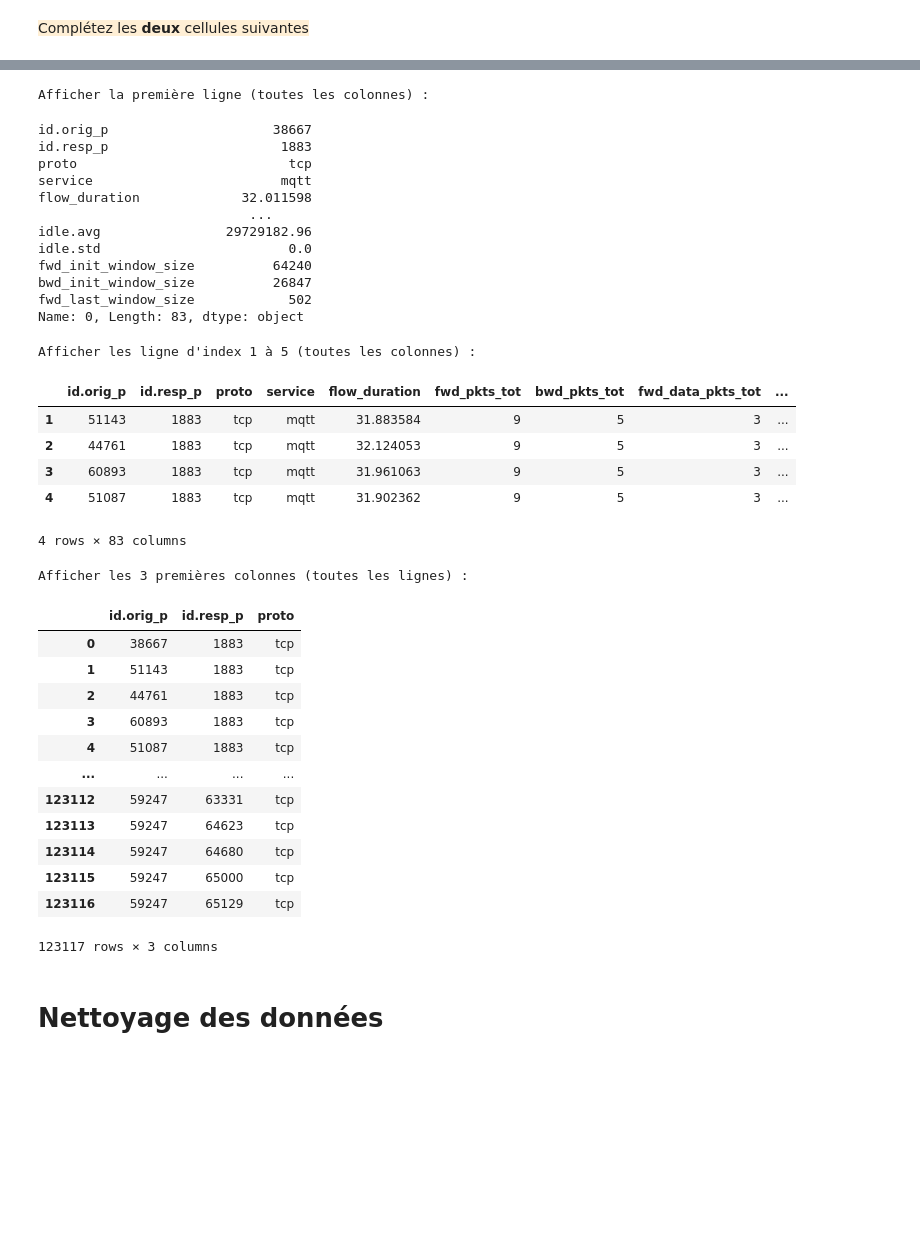
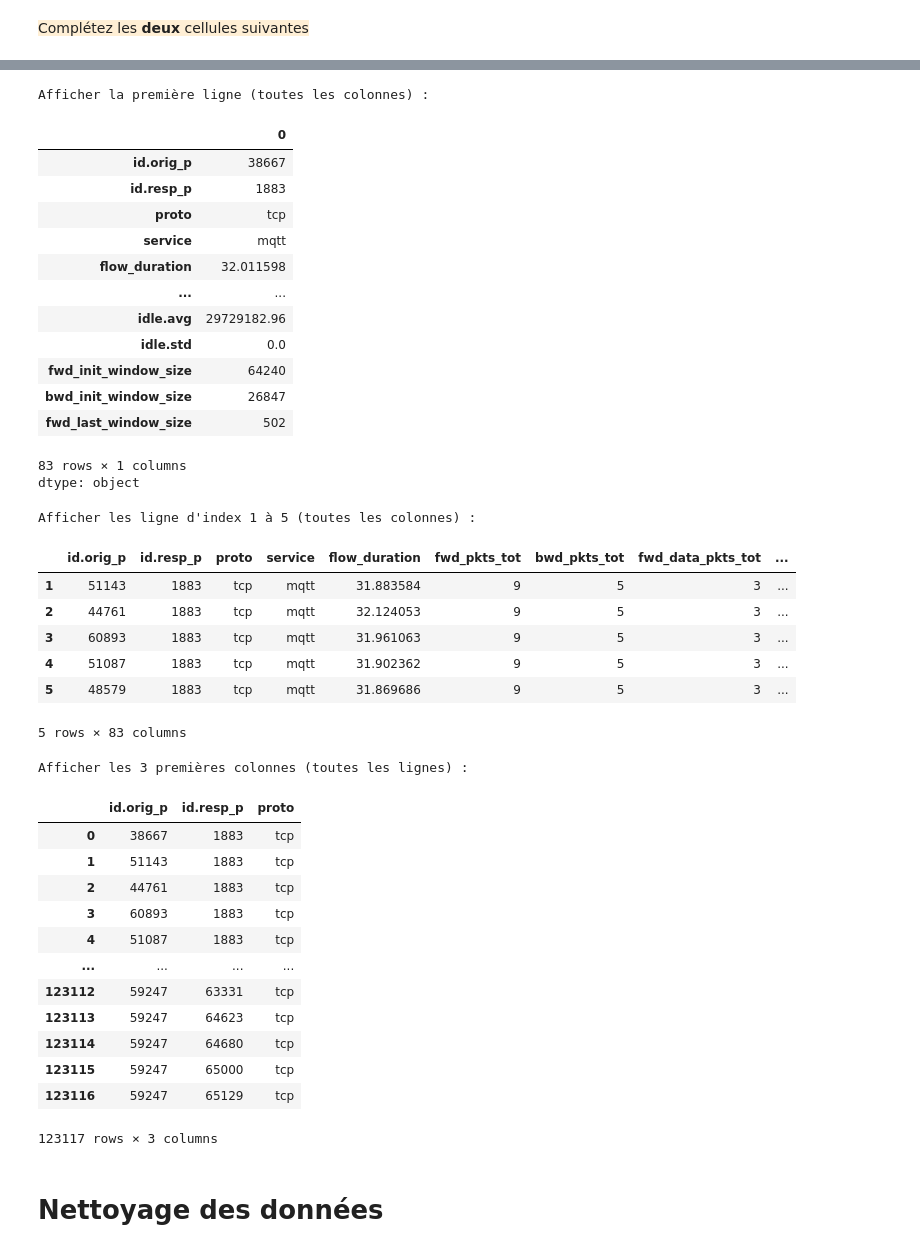
Before and after one commit to augustinprotin/TD-Introduction-l-ia, a Jupyter notebook: TD1_introduction.ipynb, the cells around one changed output, grey strips where cells are left out. Cells and saved outputs as stored; diff of their text form; code cells hidden in the pictures; blank space fills up the shorter version.

```diff
--- a/TD1_introduction.ipynb
+++ b/TD1_introduction.ipynb
@@ -262,48 +299,51 @@ Afficher toutes les lignes et les colonnes 'src_bytes' et 'result' :
 # %%
 # Il est aussi possible d'accéder aux lignes et colonnes à partir de leur numéro (attention, ça commence à 0)
 
 print("Afficher la première ligne (toutes les colonnes) :")
-display(X.iloc[..., ...]) # Il n'y a qu'une ligne, donc une seule dimension. C'est une Serie et non plus un DataFrame
+display(X.iloc[0, 0:]) # Il n'y a qu'une ligne, donc une seule dimension. C'est une Serie et non plus un DataFrame
 
 print("Afficher les ligne d'index 1 à 5 (toutes les colonnes) :")
-...
+display(X.iloc[1:6, 0:])
 
 print("Afficher les 3 premières colonnes (toutes les lignes) :")
-...
+display(X.iloc[0:, 0:3])
 # %% [output]
 Afficher la première ligne (toutes les colonnes) :
+|  | 0 |
+| id.orig_p | 38667 |
+| id.resp_p | 1883 |
+| proto | tcp |
+| service | mqtt |
+| flow_duration | 32.011598 |
+| ... | ... |
+| idle.avg | 29729182.96 |
+| idle.std | 0.0 |
+| fwd_init_window_size | 64240 |
+| bwd_init_window_size | 26847 |
+| fwd_last_window_size | 502 |
-id.orig_p                     38667
-id.resp_p                      1883
-proto                           tcp
-service                        mqtt
-flow_duration             32.011598
-                           ...
-idle.avg                29729182.96
-idle.std                        0.0
-fwd_init_window_size          64240
-bwd_init_window_size          26847
-fwd_last_window_size            502
-Name: 0, Length: 83, dtype: object
+83 rows × 1 columns
+dtype: object
 Afficher les ligne d'index 1 à 5 (toutes les colonnes) :
-|  | id.orig_p | id.resp_p | proto | service | flow_duration | fwd_pkts_tot | bwd_pkts_tot | fwd_data_pkts_tot | ... |
-| 1 | 51143 | 1883 | tcp | mqtt | 31.883584 | 9 | 5 | 3 | ... |
-| 2 | 44761 | 1883 | tcp | mqtt | 32.124053 | 9 | 5 | 3 | ... |
-| 3 | 60893 | 1883 | tcp | mqtt | 31.961063 | 9 | 5 | 3 | ... |
-| 4 | 51087 | 1883 | tcp | mqtt | 31.902362 | 9 | 5 | 3 | ... |
+|  | id.orig_p | id.resp_p | proto | service | flow_duration | fwd_pkts_tot | bwd_pkts_tot | fwd_data_pkts_tot | ... |
+| 1 | 51143 | 1883 | tcp | mqtt | 31.883584 | 9 | 5 | 3 | ... |
+| 2 | 44761 | 1883 | tcp | mqtt | 32.124053 | 9 | 5 | 3 | ... |
+| 3 | 60893 | 1883 | tcp | mqtt | 31.961063 | 9 | 5 | 3 | ... |
+| 4 | 51087 | 1883 | tcp | mqtt | 31.902362 | 9 | 5 | 3 | ... |
+| 5 | 48579 | 1883 | tcp | mqtt | 31.869686 | 9 | 5 | 3 | ... |
-4 rows × 83 columns
+5 rows × 83 columns
 Afficher les 3 premières colonnes (toutes les lignes) :
-|  | id.orig_p | id.resp_p | proto |
-| 0 | 38667 | 1883 | tcp |
-| 1 | 51143 | 1883 | tcp |
-| 2 | 44761 | 1883 | tcp |
-| 3 | 60893 | 1883 | tcp |
-| 4 | 51087 | 1883 | tcp |
-| ... | ... | ... | ... |
-| 123112 | 59247 | 63331 | tcp |
-| 123113 | 59247 | 64623 | tcp |
-| 123114 | 59247 | 64680 | tcp |
-| 123115 | 59247 | 65000 | tcp |
-| 123116 | 59247 | 65129 | tcp |
+|  | id.orig_p | id.resp_p | proto |
+| 0 | 38667 | 1883 | tcp |
+| 1 | 51143 | 1883 | tcp |
+| 2 | 44761 | 1883 | tcp |
+| 3 | 60893 | 1883 | tcp |
+| 4 | 51087 | 1883 | tcp |
+| ... | ... | ... | ... |
+| 123112 | 59247 | 63331 | tcp |
+| 123113 | 59247 | 64623 | tcp |
+| 123114 | 59247 | 64680 | tcp |
+| 123115 | 59247 | 65000 | tcp |
+| 123116 | 59247 | 65129 | tcp |
 123117 rows × 3 columns
 # %% [markdown]
 # Nettoyage des données
```
Also changed, not shown: parts of 13 cells of this notebook.
